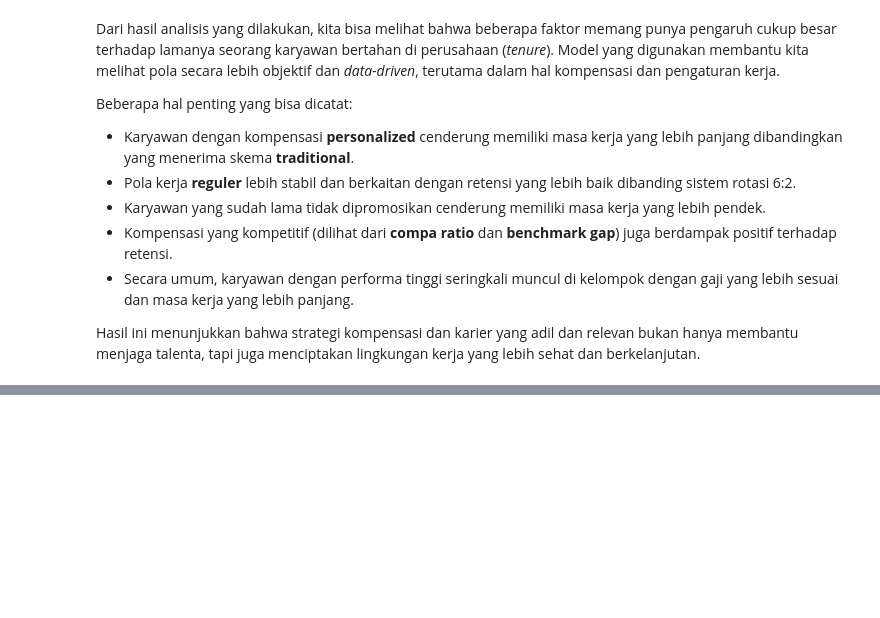
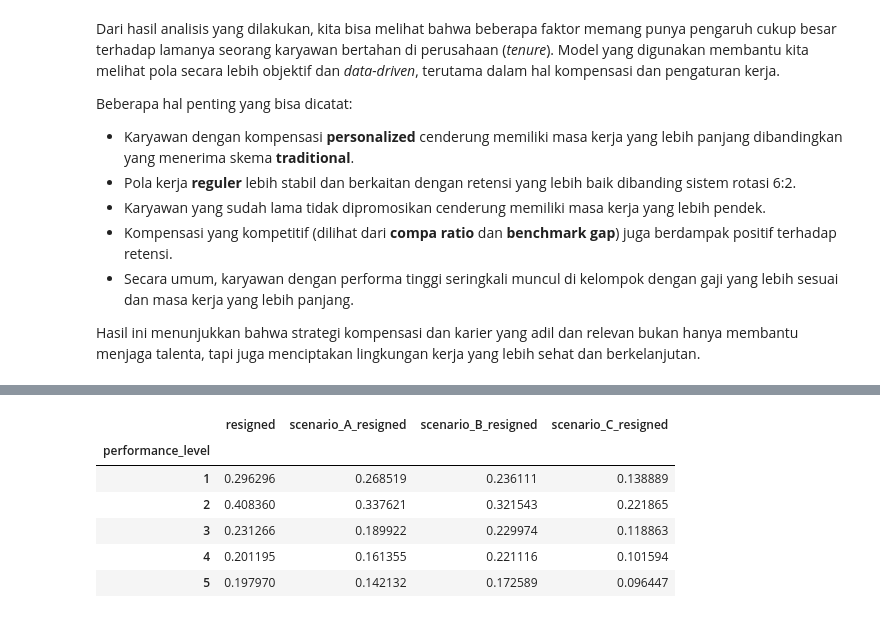
Before and after one commit to miukeurhub/computing-in-context, a Jupyter notebook: compensation_model.ipynb, the cells around one changed output, grey strips where cells are left out. Drawn from its saved outputs; the diff is of its cells as text; code cells hidden in the pictures; blank space fills up the shorter version.

```diff
--- a/compensation_model.ipynb
+++ b/compensation_model.ipynb
@@ -344,0 +385,17 @@ menjaga talenta, tapi juga menciptakan lingkungan kerja yang lebih sehat dan ber
+# %%
+### Scenario A: Salary adjustment for low compa_ratio
+compensation_model['scenario_A_resigned'] = df.apply(
+    lambda row: 0 if row['resigned'] == 1 and row['compa_ratio'] < 0.9 else row['resigned'],
+    axis=1)
+
+### Scenario B: Bonus to underperformers with long time since promotion
+compensation_model['scenario_B_resigned'] = df.apply(
+    lambda row: 0 if row['resigned'] == 1 and row['performance_level'] <= 2 and row['months_since_last_promotion'] > 48 else row['resigned'],
+    axis=1)
+
+### Scenario C: Improve condition for remote workers
+compensation_model['scenario_C_resigned'] = df.apply(
+    lambda row: 0 if row['resigned'] == 1 and row['work_location'] == 'Remote' else row['resigned'],
+    axis=1)
+
+print(df.head())
@@ -344,0 +497,10 @@ menjaga talenta, tapi juga menciptakan lingkungan kerja yang lebih sehat dan ber
+# %%
+compensation_model.groupby('performance_level')[['resigned', 'scenario_A_resigned', 'scenario_B_resigned', 'scenario_C_resigned']].mean()
+# %% [output]
+|  | resigned | scenario_A_resigned | scenario_B_resigned | scenario_C_resigned |
+| performance_level |  |  |  |  |
+| 1 | 0.296296 | 0.268519 | 0.236111 | 0.138889 |
+| 2 | 0.408360 | 0.337621 | 0.321543 | 0.221865 |
+| 3 | 0.231266 | 0.189922 | 0.229974 | 0.118863 |
+| 4 | 0.201195 | 0.161355 | 0.221116 | 0.101594 |
+| 5 | 0.197970 | 0.142132 | 0.172589 | 0.096447 |
```
Also changed, not shown: parts of 16 cells of this notebook, 2 other files.
